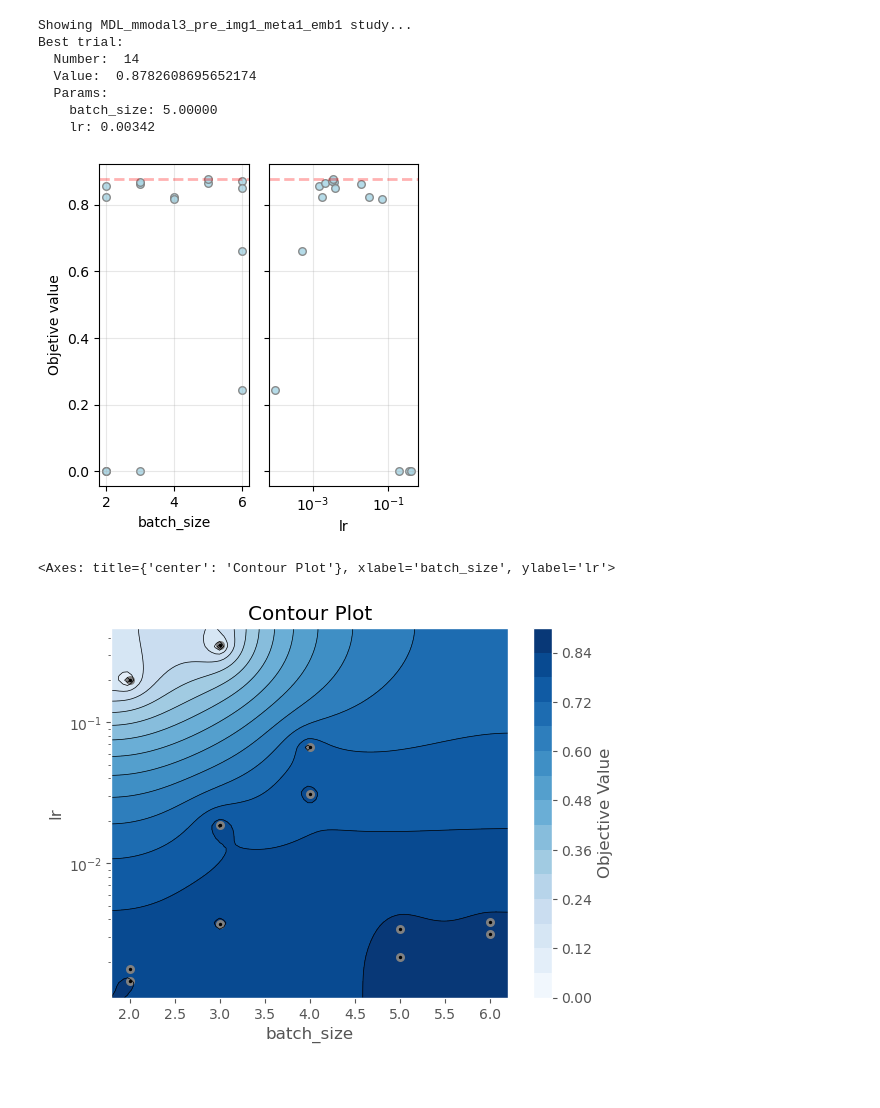
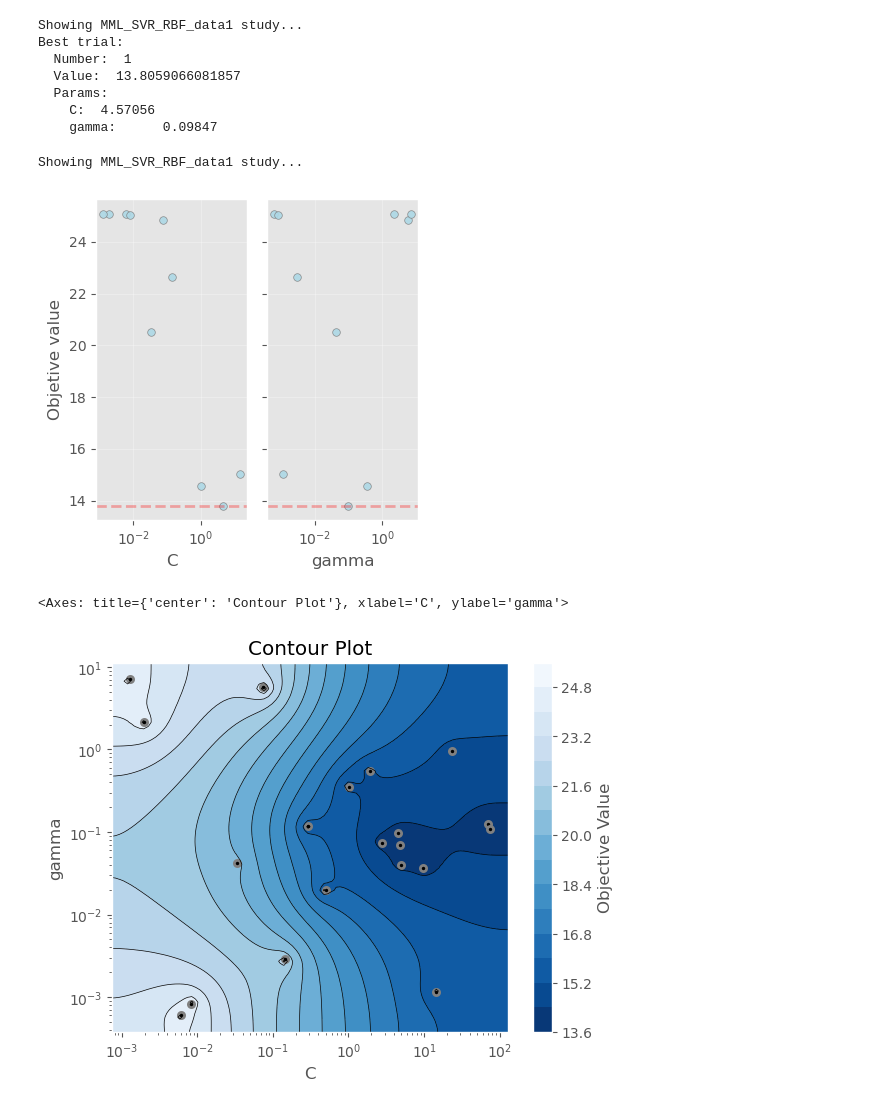
Before and after one commit to mapardo-lab/exerciseMLKeepcoding, a Jupyter notebook: notebooks/checkResultsOptuna.ipynb, the cells around one changed output. Saved outputs shown, nothing was run; the diff lists cells and outputs as text; code cells hidden in the pictures; blank space fills up the shorter version.

```diff
--- a/notebooks/checkResultsOptuna.ipynb
+++ b/notebooks/checkResultsOptuna.ipynb
@@ -28,7 +31,7 @@ ValueError: Record does not exist.
 
 from utilsOptuna import Study
 
-storage = 'sqlite:///optuna/optuna_DL_exercise.db'
-study_name = 'MDL_mmodal3_pre_img1_meta1_emb1'
+storage = 'sqlite:///optuna/optuna_ML_exercise.db'
+study_name = 'MML_SVR_RBF_data1'
 study_data = Study(storage, study_name)
 # %% [output]
@@ -88,30 +89,29 @@ Fixed
 # %%
 # Best result for study
-
 study_data.show_best_result_study()
 # %% [output]
-Showing MDL_mmodal3_pre_img1_meta1_emb1 study...
+Showing MML_SVR_RBF_data1 study...
 Best trial:
-  Number:  14
-  Value:  0.8782608695652174
+  Number:  1
+  Value:  13.8059066081857
   Params:
-    batch_size: 5.00000
-    lr: 0.00342
+    C:  4.57056
+    gamma:      0.09847
 # %%
 # Plot slice
-
-# TODO Plot 0.0 values and prunned trial as arrow
 study_data.plot_slice()
 # %% [output]
+Showing MML_SVR_RBF_data1 study...
-[figure, old version]
+[figure, new version]
 # %%
 # Plot contour fro two optimized hyperparamters
 
 import optuna
 
-# TODO Plot prunned trial and zero score as red cross
 # TODO Highlight best result.
-optuna.visualization.matplotlib.plot_contour(study_data.study, params=['batch_size', 'lr']) # 2D contour plot
+# TODO Configure score min/max
+params = ['C', 'gamma']
+optuna.visualization.matplotlib.plot_contour(study_data.study, params=params) # 2D contour plot
 # %% [output]
-<Axes: title={'center': 'Contour Plot'}, xlabel='batch_size', ylabel='lr'>
+<Axes: title={'center': 'Contour Plot'}, xlabel='C', ylabel='gamma'>
-[figure, old version]
+[figure, new version]
```
Also changed, not shown: parts of 8 cells of this notebook, 29 other files.
